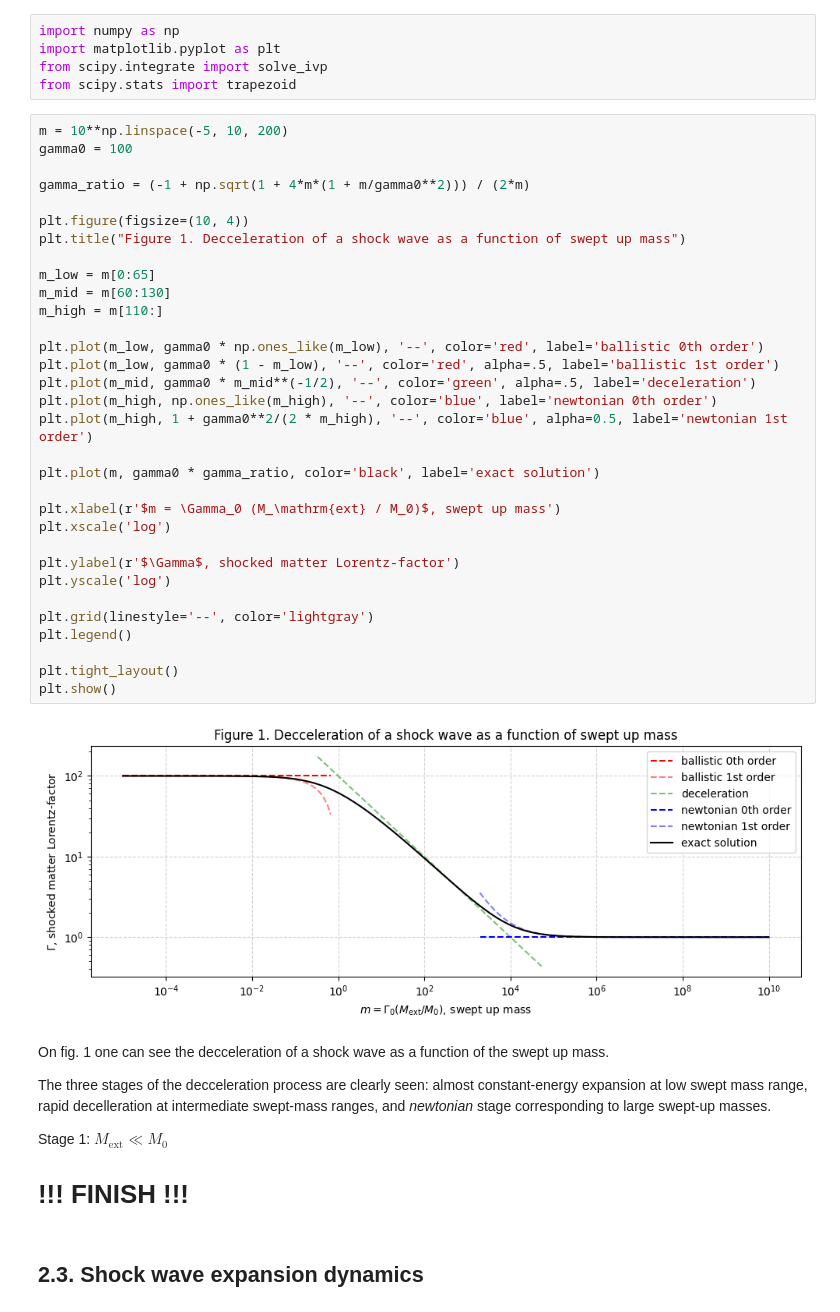
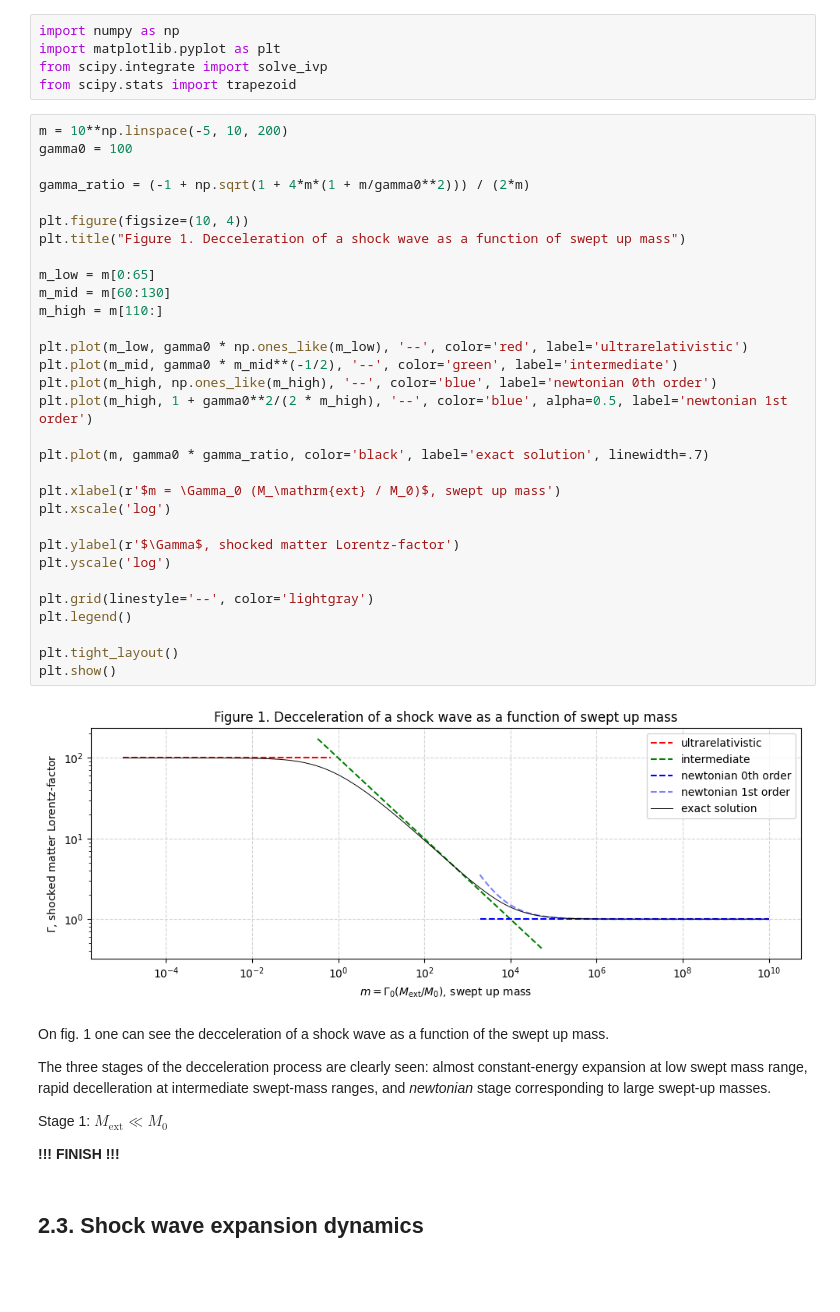
Before and after one commit to KleimenovM/GRBRemnant, a Jupyter notebook: Kleimenov_Schwenkreis_-_Gamma-ray_birsts.ipynb, the cells around one changed output. Drawn from its saved outputs; the diff is of its cells as text; blank space fills up the shorter version.

```diff
--- a/Kleimenov_Schwenkreis_-_Gamma-ray_birsts.ipynb
+++ b/Kleimenov_Schwenkreis_-_Gamma-ray_birsts.ipynb
@@ -106,37 +106,36 @@ from scipy.stats import trapezoid
 # %%
 m = 10**np.linspace(-5, 10, 200)
 gamma0 = 100
 
 gamma_ratio = (-1 + np.sqrt(1 + 4*m*(1 + m/gamma0**2))) / (2*m)
 
 plt.figure(figsize=(10, 4))
 plt.title("Figure 1. Decceleration of a shock wave as a function of swept up mass")
 
 m_low = m[0:65]
 m_mid = m[60:130]
 m_high = m[110:]
 
-plt.plot(m_low, gamma0 * np.ones_like(m_low), '--', color='red', label='ballistic 0th order')
-plt.plot(m_low, gamma0 * (1 - m_low), '--', color='red', alpha=.5, label='ballistic 1st order')
-plt.plot(m_mid, gamma0 * m_mid**(-1/2), '--', color='green', alpha=.5, label='deceleration')
+plt.plot(m_low, gamma0 * np.ones_like(m_low), '--', color='red', label='ultrarelativistic')
+plt.plot(m_mid, gamma0 * m_mid**(-1/2), '--', color='green', label='intermediate')
 plt.plot(m_high, np.ones_like(m_high), '--', color='blue', label='newtonian 0th order')
 plt.plot(m_high, 1 + gamma0**2/(2 * m_high), '--', color='blue', alpha=0.5, label='newtonian 1st order')
 
-plt.plot(m, gamma0 * gamma_ratio, color='black', label='exact solution')
+plt.plot(m, gamma0 * gamma_ratio, color='black', label='exact solution', linewidth=.7)
 
 plt.xlabel(r'$m = \Gamma_0 (M_\mathrm{ext} / M_0)$, swept up mass')
 plt.xscale('log')
 
 plt.ylabel(r'$\Gamma$, shocked matter Lorentz-factor')
 plt.yscale('log')
 
 plt.grid(linestyle='--', color='lightgray')
 plt.legend()
 
 plt.tight_layout()
 plt.show()
 # %% [output]
-[figure, old version]
+[figure, new version]
 # %% [markdown]
 On fig. 1 one can see the decceleration of a shock wave as a function of the swept up mass.
 
@@ -144,6 +143,6 @@ The three stages of the decceleration process are clearly seen: almost constant-
 
 Stage 1: $ M_\mathrm{ext} \ll M_0 $
 
-# !!! FINISH !!!
+**!!! FINISH !!!**
 # %% [markdown]
 ## 2.3. Shock wave expansion dynamics
```
Also changed, not shown: parts of 21 cells of this notebook.
